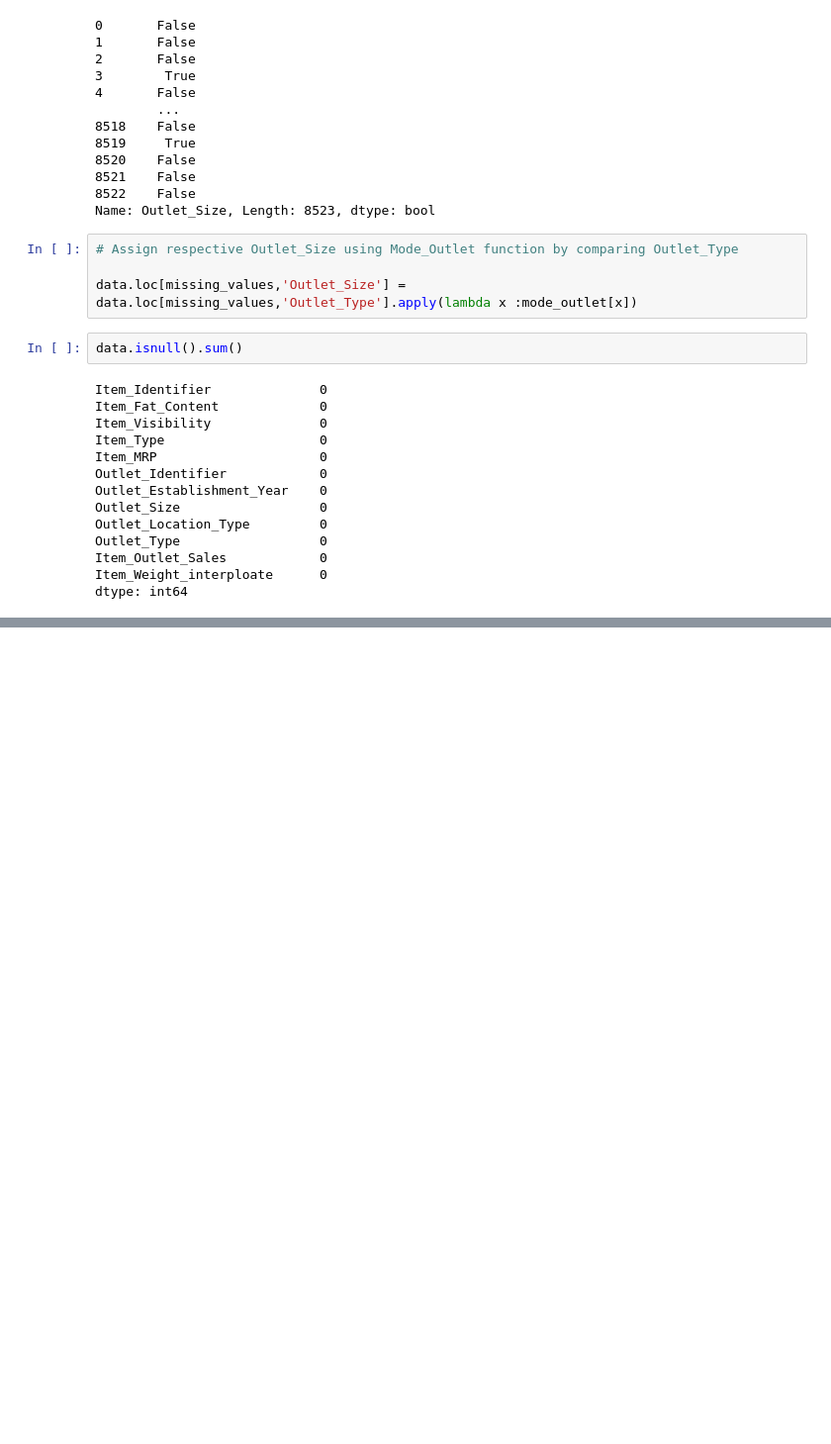
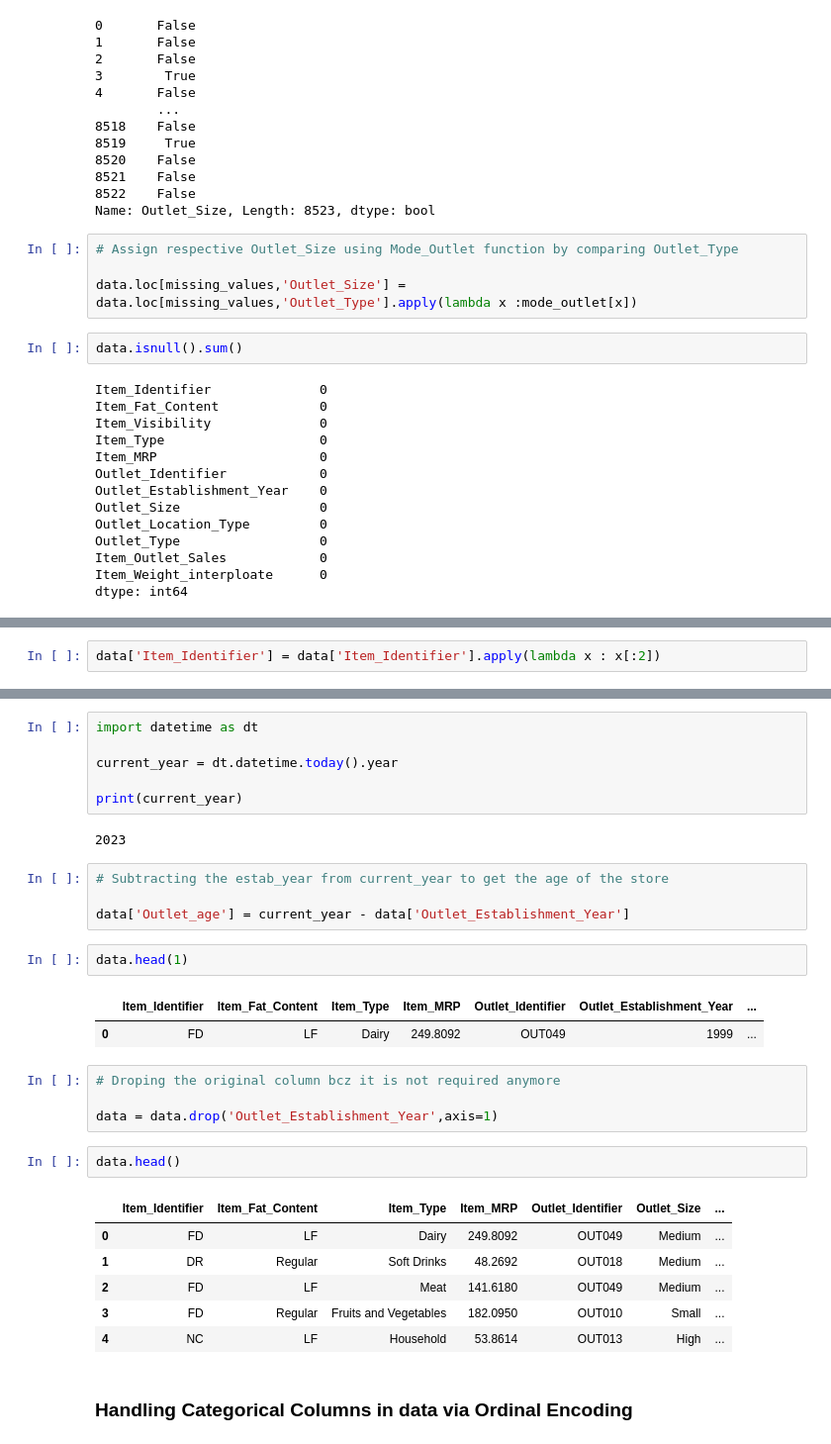
Before and after one commit to hmtalha786/Movie-Recommendation-System, a Jupyter notebook: Project_1_Big_Mart_Sales_Prediction/Code.ipynb, the cells around one changed output, grey strips where cells are left out. Shown: that part at 99% size. Cells and saved outputs as stored; diff of their text form; blank space fills up the shorter version.

```diff
--- a/Project_1_Big_Mart_Sales_Prediction/Code.ipynb
+++ b/Project_1_Big_Mart_Sales_Prediction/Code.ipynb
@@ -304,0 +461,2 @@ Finally all the missing values has been eliminated.
+# %%
+data['Item_Identifier'] = data['Item_Identifier'].apply(lambda x : x[:2])
@@ -304,0 +496,32 @@ Finally all the missing values has been eliminated.
+# %%
+import datetime as dt
+
+current_year = dt.datetime.today().year
+
+print(current_year)
+# %% [output]
+2023
+# %%
+# Subtracting the estab_year from current_year to get the age of the store
+
+data['Outlet_age'] = current_year - data['Outlet_Establishment_Year']
+# %%
+data.head(1)
+# %% [output]
+|  | Item_Identifier | Item_Fat_Content | Item_Type | Item_MRP | Outlet_Identifier | Outlet_Establishment_Year | ... |
+| 0 | FD | LF | Dairy | 249.8092 | OUT049 | 1999 | ... |
+# %%
+# Droping the original column bcz it is not required anymore
+
+data = data.drop('Outlet_Establishment_Year',axis=1)
+# %%
+data.head()
+# %% [output]
+|  | Item_Identifier | Item_Fat_Content | Item_Type | Item_MRP | Outlet_Identifier | Outlet_Size | ... |
+| 0 | FD | LF | Dairy | 249.8092 | OUT049 | Medium | ... |
+| 1 | DR | Regular | Soft Drinks | 48.2692 | OUT018 | Medium | ... |
+| 2 | FD | LF | Meat | 141.6180 | OUT049 | Medium | ... |
+| 3 | FD | Regular | Fruits and Vegetables | 182.0950 | OUT010 | Small | ... |
+| 4 | NC | LF | Household | 53.8614 | OUT013 | High | ... |
+# %% [markdown]
+### Handling Categorical Columns in data via Ordinal Encoding
```
Also changed, not shown: parts of 62 cells of this notebook.
